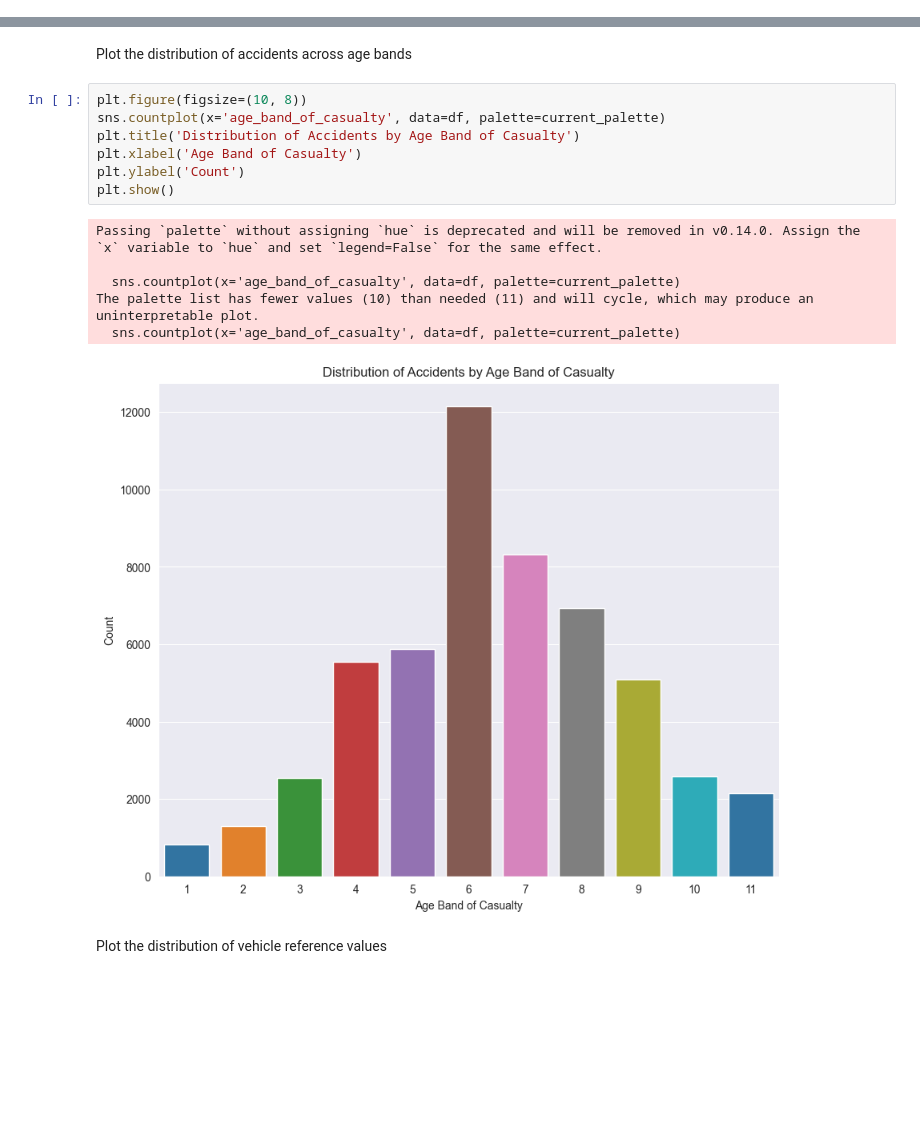
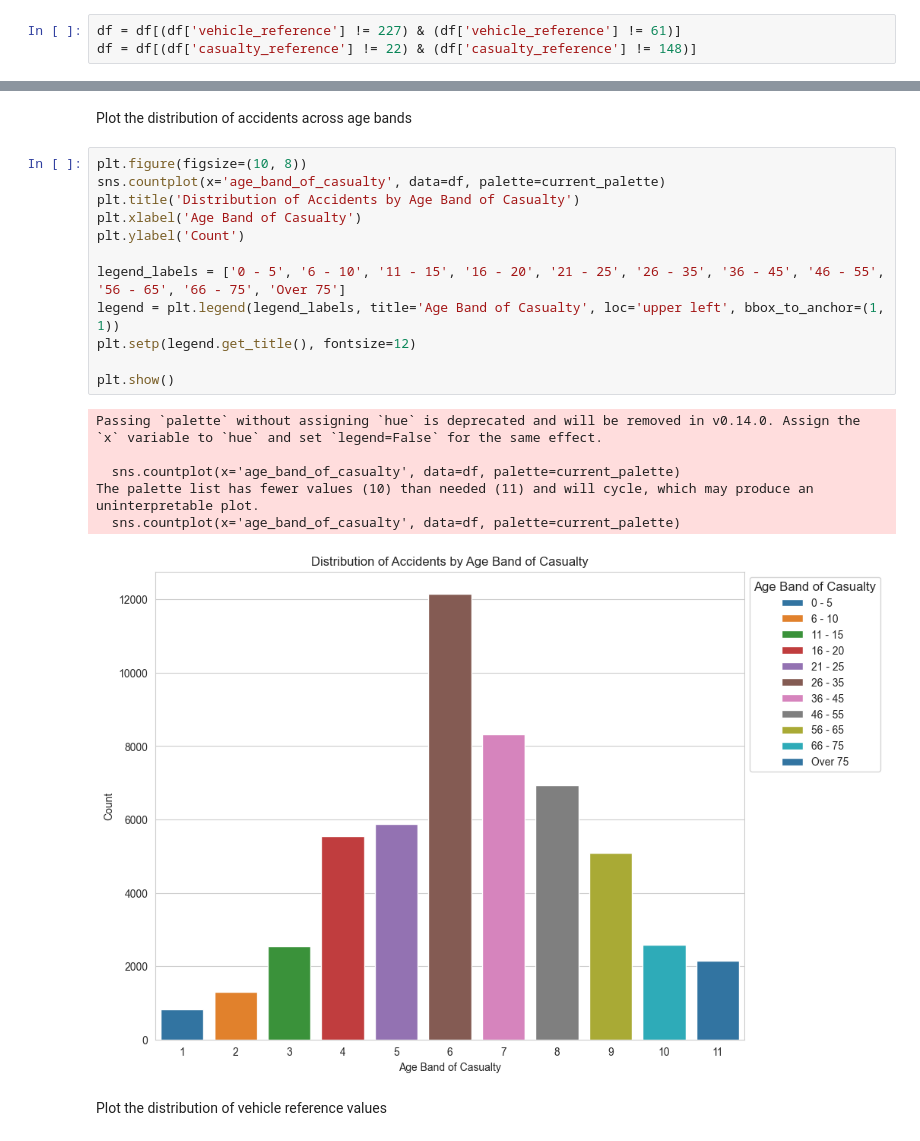
Before and after one commit to samahosseini/RoadAccidentsData2022, a Jupyter notebook: src/main.ipynb, the cells around one changed output, grey strips where cells are left out. Drawn from its saved outputs; the diff is of its cells as text; blank space fills up the shorter version.

```diff
--- a/src/main.ipynb
+++ b/src/main.ipynb
@@ -111,3 +136,6 @@ df.dropna(inplace=True)
+# %%
+df = df[(df['vehicle_reference'] != 227) & (df['vehicle_reference'] != 61)]
+df = df[(df['casualty_reference'] != 22) & (df['casualty_reference'] != 148)]
 # %% [markdown]
 # Data Type Conversion
 # %%
@@ -291,17 +333,22 @@ Plot the distribution of accidents across age bands
 # %%
 plt.figure(figsize=(10, 8))
 sns.countplot(x='age_band_of_casualty', data=df, palette=current_palette)
 plt.title('Distribution of Accidents by Age Band of Casualty')
 plt.xlabel('Age Band of Casualty')
 plt.ylabel('Count')
+
+legend_labels = ['0 - 5', '6 - 10', '11 - 15', '16 - 20', '21 - 25', '26 - 35', '36 - 45', '46 - 55', '56 - 65', '66 - 75', 'Over 75']
+legend = plt.legend(legend_labels, title='Age Band of Casualty', loc='upper left', bbox_to_anchor=(1, 1))
+plt.setp(legend.get_title(), fontsize=12)
+
 plt.show()
 # %% [output]
 Passing `palette` without assigning `hue` is deprecated and will be removed in v0.14.0. Assign the `x` variable to `hue` and set `legend=False` for the same effect.
 
   sns.countplot(x='age_band_of_casualty', data=df, palette=current_palette)
 The palette list has fewer values (10) than needed (11) and will cycle, which may produce an uninterpretable plot.
   sns.countplot(x='age_band_of_casualty', data=df, palette=current_palette)
-[figure, old version]
+[figure, new version]
 # %% [markdown]
 Plot the distribution of vehicle reference values
 # %%
```
Also changed, not shown: parts of 27 cells of this notebook.
